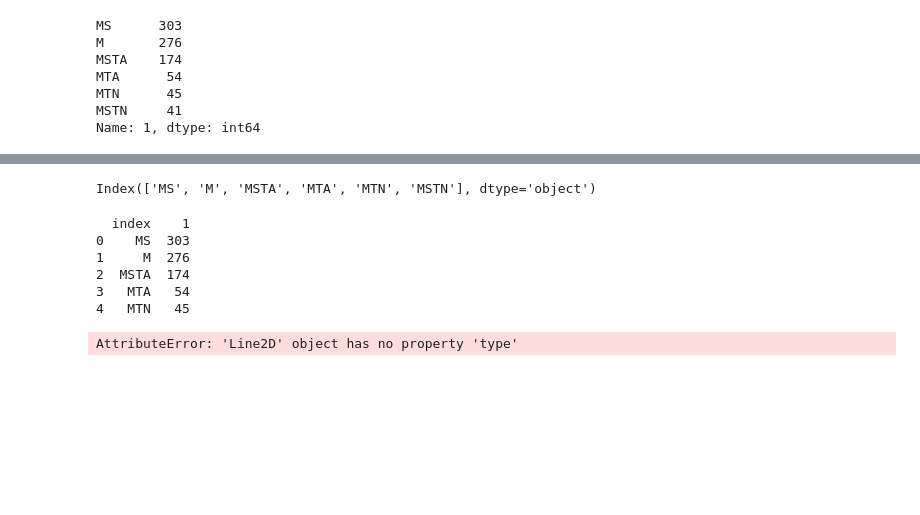
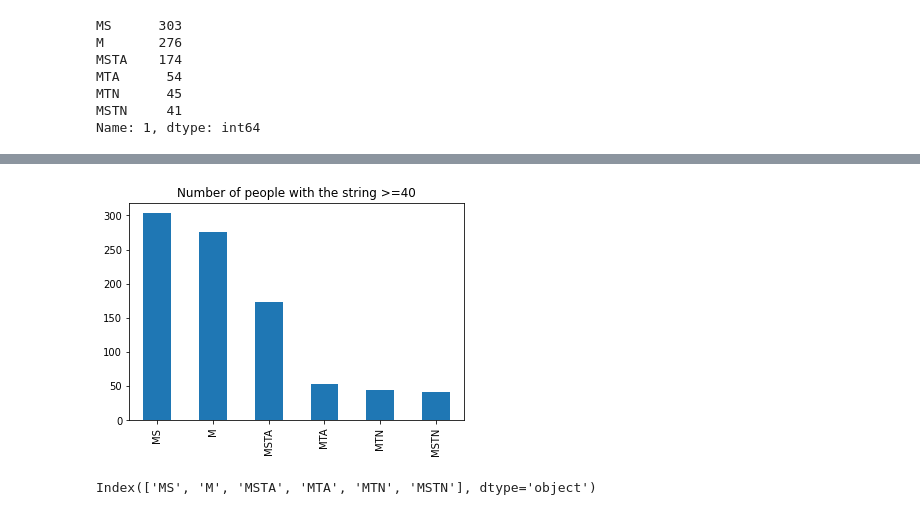
Before and after one commit to dvirs12345/Final-project, a Jupyter notebook: Problems categories 5.ipynb, the cells around one changed output, grey strips where cells are left out. Saved outputs shown, nothing was run; the diff lists cells and outputs as text; code cells hidden in the pictures; blank space fills up the shorter version.

```diff
--- a/Problems categories 5.ipynb
+++ b/Problems categories 5.ipynb
@@ -48,16 +47,10 @@ value_counts_for1.plot.bar()
+# %%
+value_counts_for1.plot.bar()
+plt.title("Number of people with the string >=40")
+plt.savefig("g2_2.png")
+# %% [output]
+[figure, added]
 # %%
 print(value_counts_for1.keys())
 # %% [output]
 Index(['MS', 'M', 'MSTA', 'MTA', 'MTN', 'MSTN'], dtype='object')
-# %%
-df = value_counts_for1.to_frame().reset_index()
-print(df.head())
-df.plot(kind='box')
-# %% [output]
-  index    1
-0    MS  303
-1     M  276
-2  MSTA  174
-3   MTA   54
-4   MTN   45
-AttributeError: 'Line2D' object has no property 'type'
```
Also changed, not shown: parts of 2 cells of this notebook, 2 other files.
